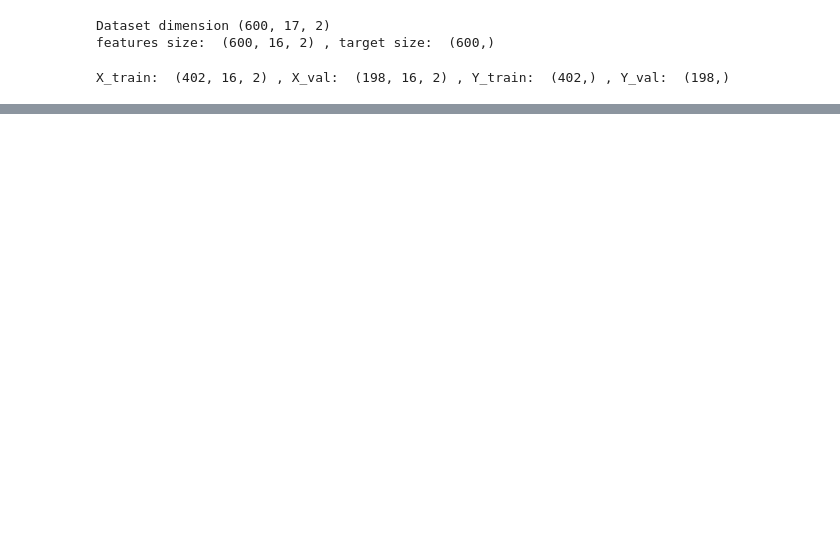
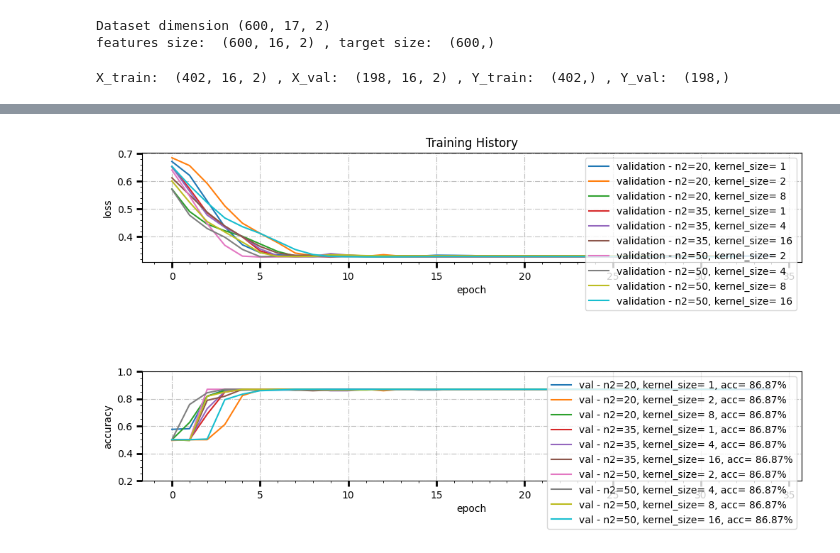
Before and after one commit to NoemiTagliavacche/ML_course_Pavia_23, a Jupyter notebook: Exam/CNN.ipynb, the cells around one changed output, grey strips where cells are left out. Saved outputs shown, nothing was run; the diff lists cells and outputs as text; code cells hidden in the pictures; blank space fills up the shorter version.

```diff
--- a/Exam/CNN.ipynb
+++ b/Exam/CNN.ipynb
@@ -51,0 +382,16 @@ dropoutRate = 0.25
+# %%
+batch_size = 30
+n_epochs = 250
+
+
+  # train
+history = model.fit(X_train, Y_train, epochs=n_epochs, batch_size=batch_size, verbose = 2,
+                validation_data=(X_val, Y_val),
+                callbacks = [
+                EarlyStopping(monitor='val_loss', patience=20, verbose=1),
+                ReduceLROnPlateau(monitor='val_loss', factor=0.1, patience=2, verbose=1),
+                TerminateOnNaN()])
+_, train_acc = m.evaluate(X_train, Y_train, verbose=0)
+_, val_acc = m.evaluate(X_val, Y_val, verbose=0)
+print('Train: %.3f, Test: %.3f' % (train_acc, val_acc))
+print('#####################################')
@@ -51,0 +439,4 @@ dropoutRate = 0.25
+# %%
+for m in models3:
+  m.compile(loss='binary_crossentropy', optimizer='adam', metrics=['accuracy'])
+  m.summary()
@@ -51,0 +500,40 @@ dropoutRate = 0.25
+# %%
+# plot training history
+
+fig, ((ax0,ax1)) = plt.subplots(figsize=(12, 6), ncols=1, nrows=2)
+for ax in fig.get_axes():
+  ax.minorticks_on()
+  ax.tick_params(axis='x', which='both', direction='out')
+  ax.grid(True,which='major', axis='both',linestyle='-.')
+  ax.tick_params(direction='out', length=6, width=2, colors='k',grid_color='gray', grid_alpha=0.5)
+
+plt.subplots_adjust(hspace=1, wspace=0.3)
+
+j=0
+for i,hist in enumerate(histories3):
+  if models3[i].layers[2].output.shape[1]==16:
+    j=0
+  if hist.history['val_accuracy'][-1]>0.865:
+    #ax0.plot(hist.history['loss'],label='training - n='+ str(models[i].layers[1].output.shape[2])+', kernel_size= ' + str(kernel_size[j]))
+    ax0.plot(hist.history['val_loss'], label='validation - n2='+str(models3[i].layers[2].output.shape[2])+', kernel_size= ' + str(kernel_size[j]))
+  j=j+1
+#ax0.set_yscale('log')
+ax0.set_title('Training History')
+ax0.set_ylabel('loss')
+ax0.set_xlabel('epoch')
+ax0.legend(loc='upper right')
+
+for i,hist in enumerate(histories3):
+  if models3[i].layers[2].output.shape[1]==16:
+    j=0
+  if hist.history['val_accuracy'][-1]>0.865:
+    #ax1.plot(hist.history['accuracy'],label='train - n='+ str(models[i].layers[1].output.shape[2])+', kernel_size= ' + str(kernel_size[j])+', acc= '+ str(np.round(hist.history['accuracy'][-1]*100.,2)))
+    ax1.plot(hist.history['val_accuracy'], label='val - n2='+ str(models3[i].layers[2].output.shape[2])+', kernel_size= ' + str(kernel_size[j])+', acc= '+ str(np.round(hist.history['val_accuracy'][-1]*100.,2))+'%')
+  j=j+1
+ax1.set_ylabel('accuracy')
+ax1.set_xlabel('epoch')
+ax1.set_ylim(0.2,1)
+ax1.legend(loc='upper right')
+plt.show()
+# %% [output]
+[figure, added]
```
Also changed, not shown: parts of 33 cells of this notebook.
